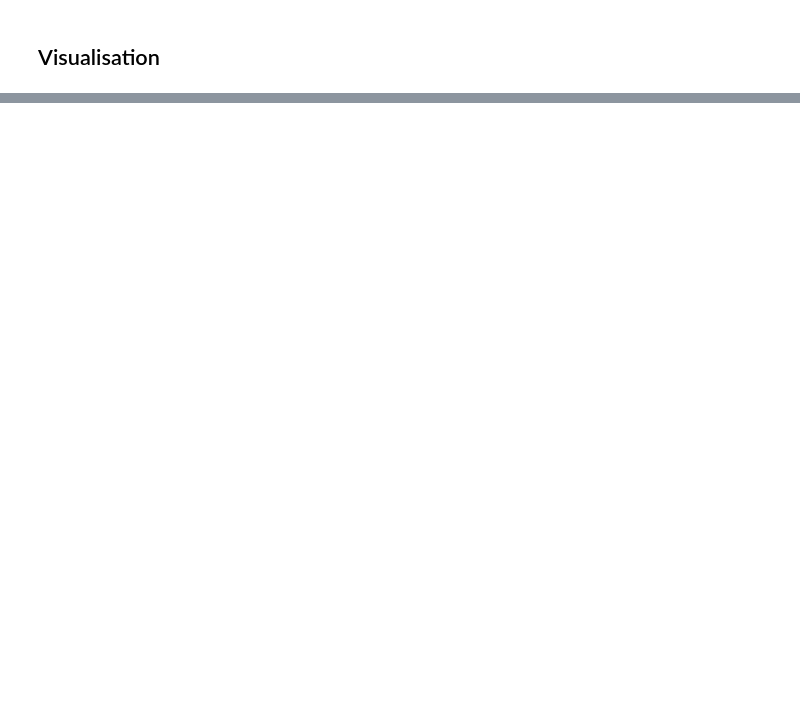
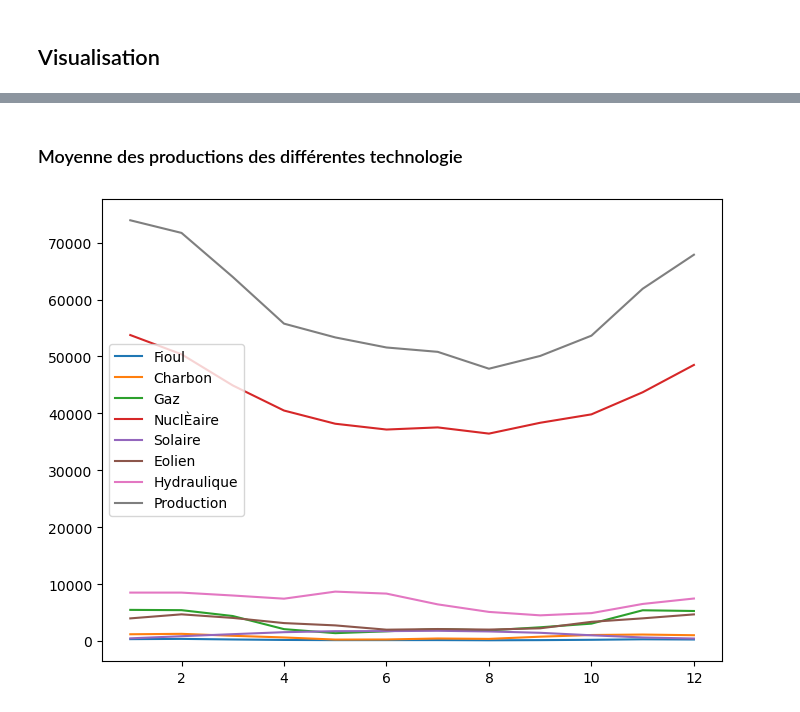
Before and after one commit to NgyFrancois/machine_learning_RTE, a Jupyter notebook: RTE.ipynb, the cells around one changed output, grey strips where cells are left out. Cells and saved outputs as stored; diff of their text form; code cells hidden in the pictures; blank space fills up the shorter version.

```diff
--- a/RTE.ipynb
+++ b/RTE.ipynb
@@ -243,0 +257,8 @@ df_final.to_csv
+# %%
+# Groupement par mois et calcul de la moyenne mensuelle
+df_moyenne_mensuelle = df_final.groupby(pd.Grouper(freq='M')).mean()
+# Extraire les mois de l'index pour regrouper par mois indépendamment de l'année
+df_moyenne_mensuelle['Mois'] = df_moyenne_mensuelle.index.month
+# Calculer la moyenne annuelle pour chaque mois
+df_moyenne_annuelle_par_mois = df_moyenne_mensuelle.groupby('Mois').mean()
+df_moyenne_annuelle_par_mois
@@ -243,0 +280,10 @@ df_final.to_csv
+# %% [markdown]
+### Moyenne des productions des différentes technologie
+# %%
+plt.figure(figsize=(8,6))
+for prod in colonnes_production:
+    plt.plot(df_moyenne_annuelle_par_mois.index, df_moyenne_annuelle_par_mois[prod], label=prod)
+plt.legend()
+plt.show()
+# %% [output]
+[figure, added]
```
Also changed, not shown: parts of 15 cells of this notebook.
